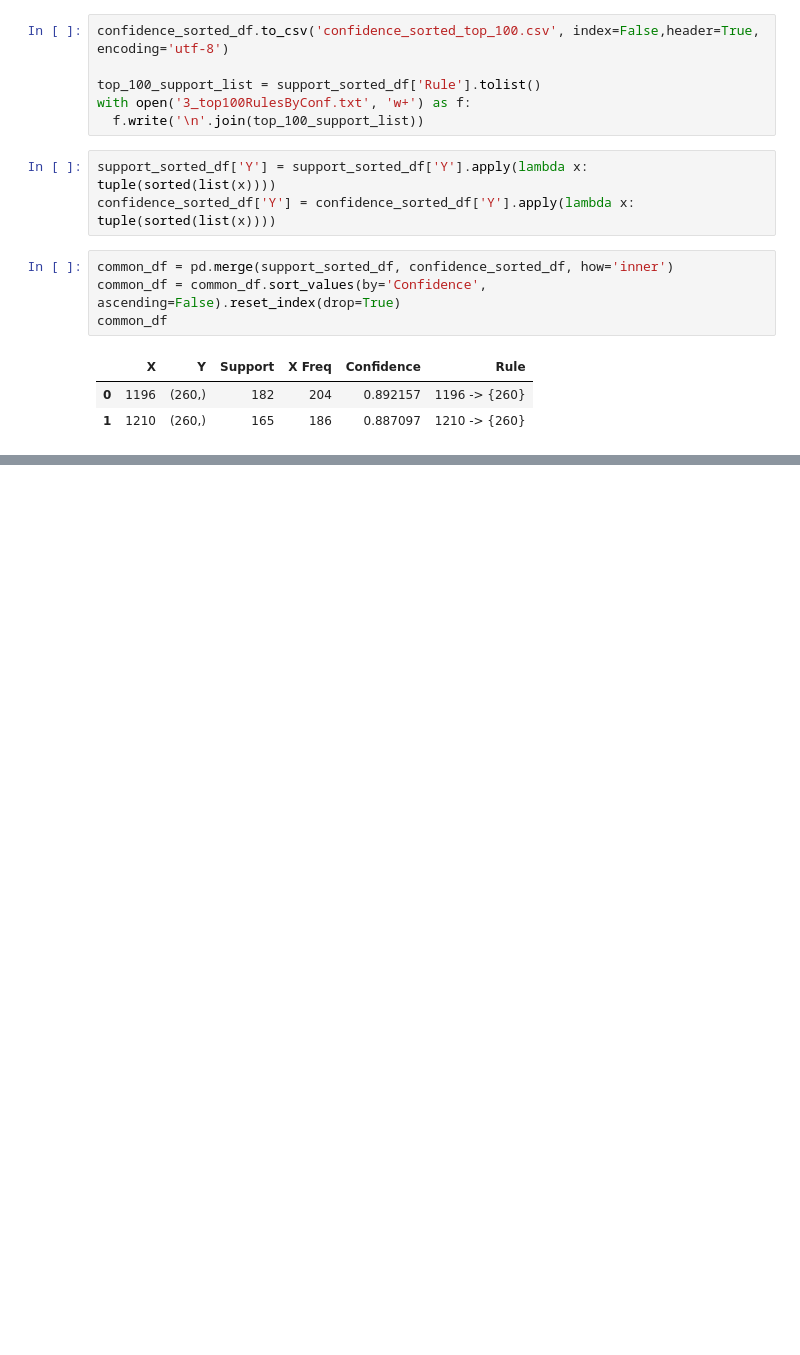
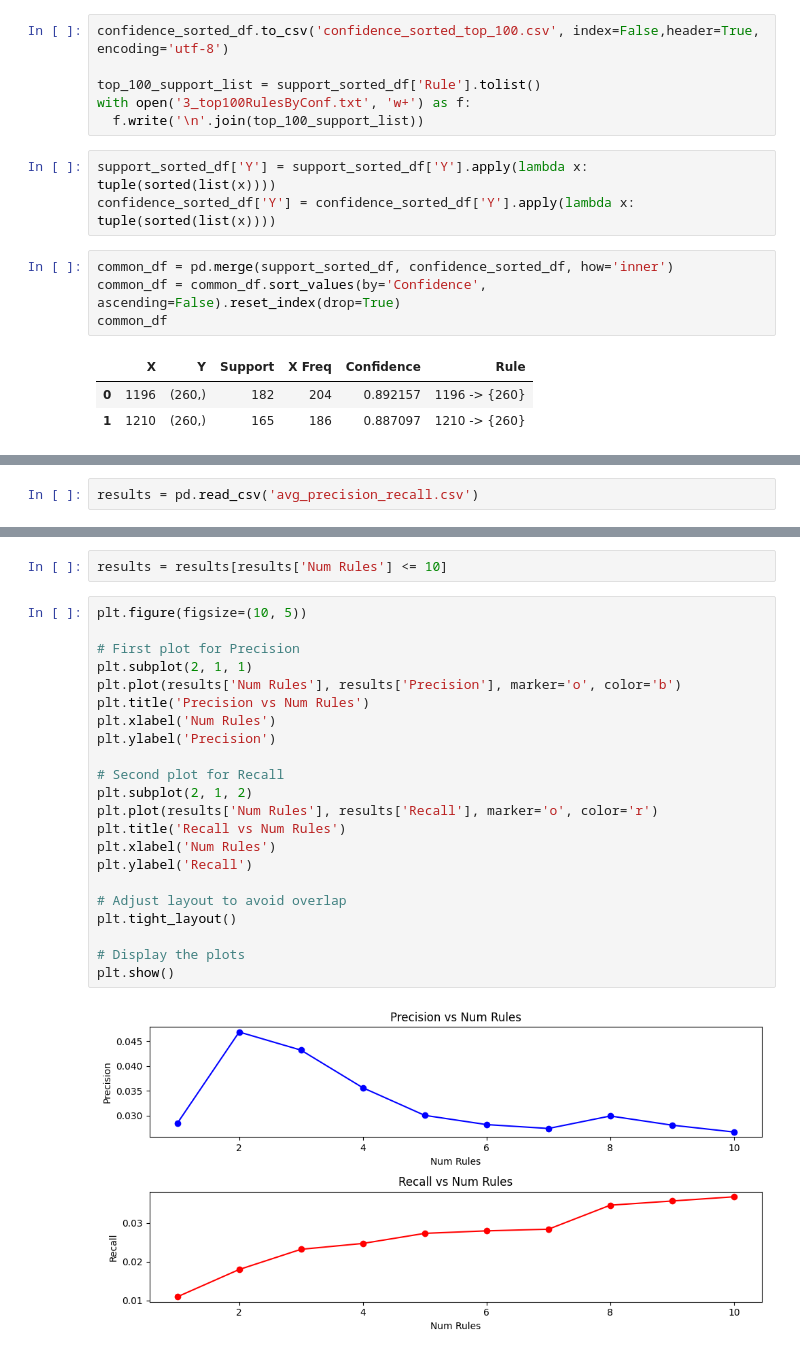
Before and after one commit to Data-Analytics-IIITH/A3, a Jupyter notebook: 3_recommender.ipynb, the cells around one changed output, grey strips where cells are left out. Saved outputs shown, nothing was run; the diff lists cells and outputs as text; blank space fills up the shorter version.

```diff
--- a/3_recommender.ipynb
+++ b/3_recommender.ipynb
@@ -570,0 +713,2 @@ common_df
+# %%
+results = pd.read_csv('avg_precision_recall.csv')
@@ -570,0 +731,26 @@ common_df
+# %%
+results = results[results['Num Rules'] <= 10]
+# %%
+plt.figure(figsize=(10, 5))
+
+# First plot for Precision
+plt.subplot(2, 1, 1)
+plt.plot(results['Num Rules'], results['Precision'], marker='o', color='b')
+plt.title('Precision vs Num Rules')
+plt.xlabel('Num Rules')
+plt.ylabel('Precision')
+
+# Second plot for Recall
+plt.subplot(2, 1, 2)
+plt.plot(results['Num Rules'], results['Recall'], marker='o', color='r')
+plt.title('Recall vs Num Rules')
+plt.xlabel('Num Rules')
+plt.ylabel('Recall')
+
+# Adjust layout to avoid overlap
+plt.tight_layout()
+
+# Display the plots
+plt.show()
+# %% [output]
+[figure, added]
```
Also changed, not shown: parts of 8 cells of this notebook, 1 other file.
